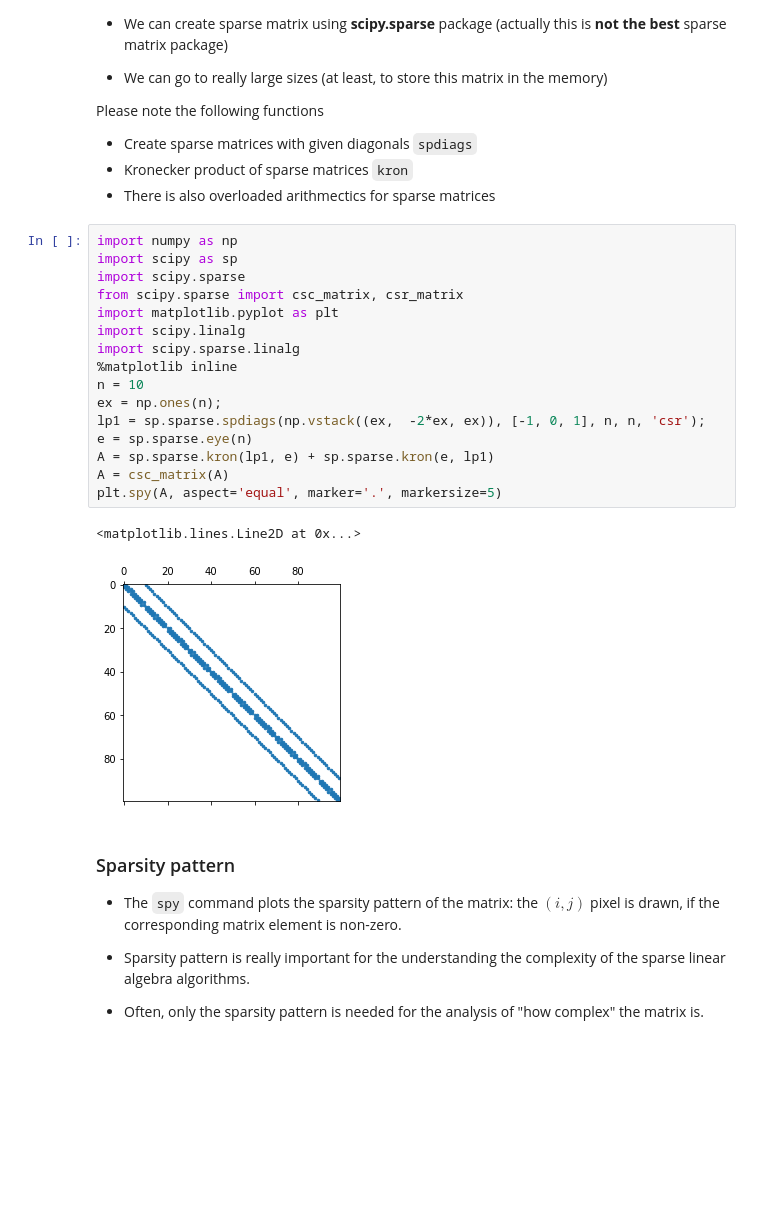
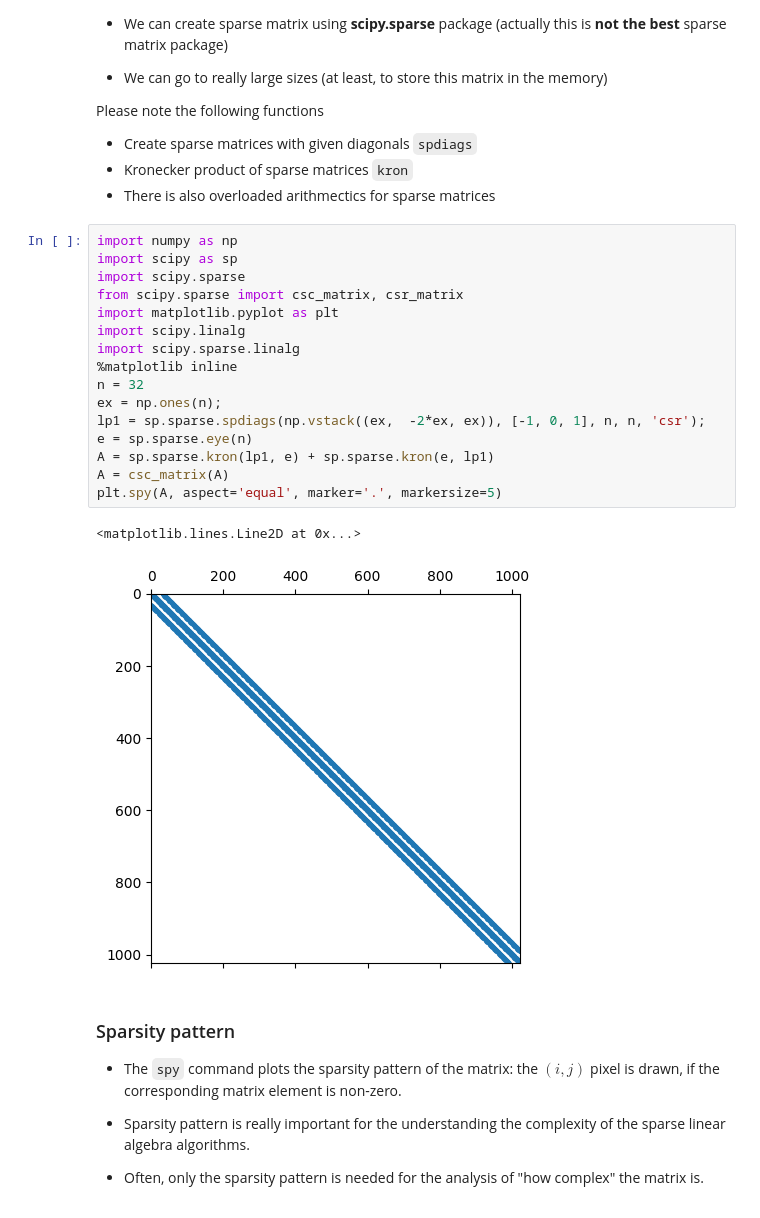
Before and after one commit to oseledets/nla2022, a Jupyter notebook: lectures/lecture-11/lecture-11.ipynb, the cells around one changed output. Drawn from its saved outputs; the diff is of its cells as text; blank space fills up the shorter version.

```diff
--- a/lectures/lecture-11/lecture-11.ipynb
+++ b/lectures/lecture-11/lecture-11.ipynb
@@ -198,22 +198,22 @@ Please note the following functions
 # %%
 import numpy as np
 import scipy as sp
 import scipy.sparse
 from scipy.sparse import csc_matrix, csr_matrix
 import matplotlib.pyplot as plt
 import scipy.linalg
 import scipy.sparse.linalg
 %matplotlib inline
-n = 10
+n = 32
 ex = np.ones(n);
 lp1 = sp.sparse.spdiags(np.vstack((ex,  -2*ex, ex)), [-1, 0, 1], n, n, 'csr');
 e = sp.sparse.eye(n)
 A = sp.sparse.kron(lp1, e) + sp.sparse.kron(e, lp1)
 A = csc_matrix(A)
 plt.spy(A, aspect='equal', marker='.', markersize=5)
 # %% [output]
 <matplotlib.lines.Line2D at 0x...>
-[figure, old version]
+[figure, new version]
 # %% [markdown]
 ### Sparsity pattern
 
```
Also changed, not shown: parts of 4 cells of this notebook, 2 other files.
